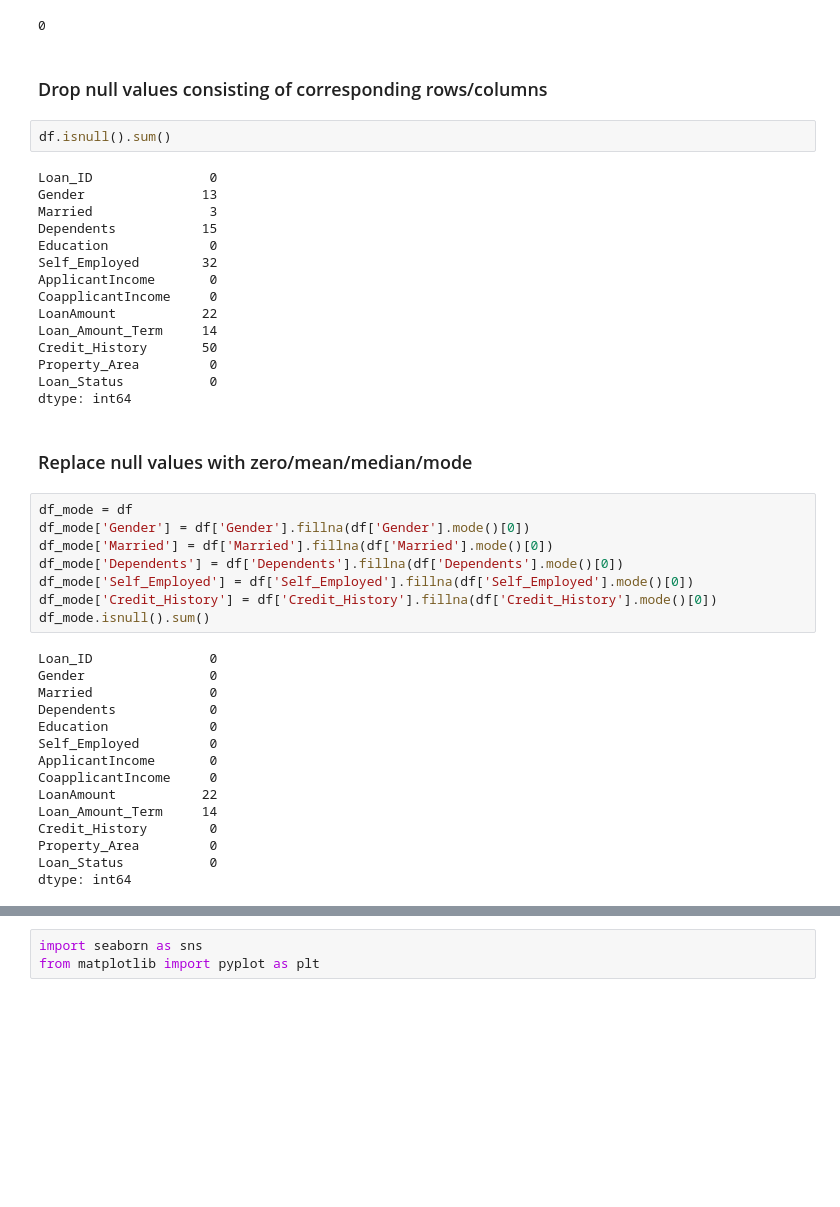
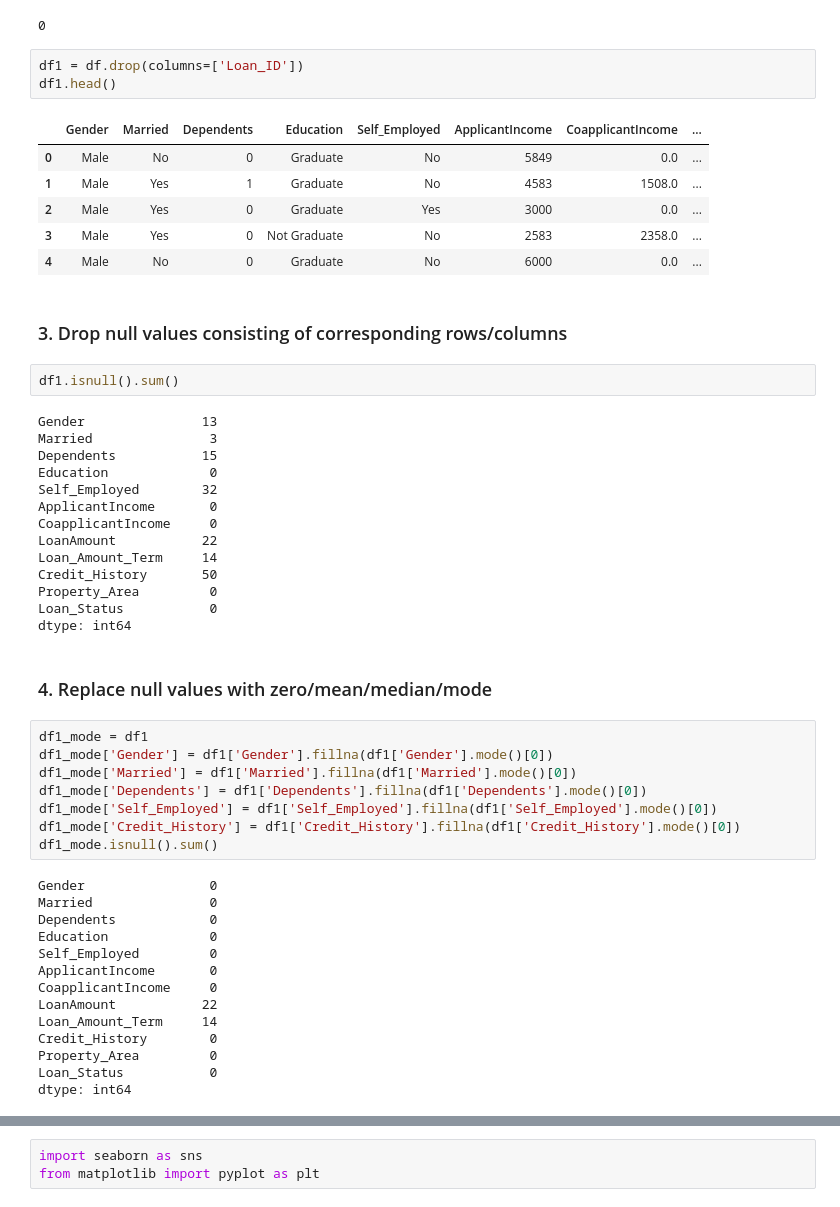
Before and after one commit to masrufjaman/Loan-Eligibility-Prediction, a Jupyter notebook: loan-eligibility-prediction.ipynb, the cells around one changed output, grey strips where cells are left out. Drawn from its saved outputs; the diff is of its cells as text; blank space fills up the shorter version.

```diff
--- a/loan-eligibility-prediction.ipynb
+++ b/loan-eligibility-prediction.ipynb
@@ -28,12 +59,21 @@ df.Loan_ID.duplicated().sum() #check duplicate for Loan_ID column
 df.duplicated().sum()
 # %% [output]
 0
+# %%
+df1 = df.drop(columns=['Loan_ID'])
+df1.head()
+# %% [output]
+|  | Gender | Married | Dependents | Education | Self_Employed | ApplicantIncome | CoapplicantIncome | ... |
+| 0 | Male | No | 0 | Graduate | No | 5849 | 0.0 | ... |
+| 1 | Male | Yes | 1 | Graduate | No | 4583 | 1508.0 | ... |
+| 2 | Male | Yes | 0 | Graduate | Yes | 3000 | 0.0 | ... |
+| 3 | Male | Yes | 0 | Not Graduate | No | 2583 | 2358.0 | ... |
+| 4 | Male | No | 0 | Graduate | No | 6000 | 0.0 | ... |
 # %% [markdown]
-### Drop null values consisting of corresponding rows/columns
+### 3. Drop null values consisting of corresponding rows/columns
 # %%
-df.isnull().sum()
+df1.isnull().sum()
 # %% [output]
-Loan_ID               0
 Gender               13
 Married               3
 Dependents           15
@@ -48,17 +88,16 @@ Property_Area         0
 Loan_Status           0
 dtype: int64
 # %% [markdown]
-### Replace null values with zero/mean/median/mode
+### 4. Replace null values with zero/mean/median/mode
 # %%
-df_mode = df
-df_mode['Gender'] = df['Gender'].fillna(df['Gender'].mode()[0])
-df_mode['Married'] = df['Married'].fillna(df['Married'].mode()[0])
-df_mode['Dependents'] = df['Dependents'].fillna(df['Dependents'].mode()[0])
-df_mode['Self_Employed'] = df['Self_Employed'].fillna(df['Self_Employed'].mode()[0])
-df_mode['Credit_History'] = df['Credit_History'].fillna(df['Credit_History'].mode()[0])
-df_mode.isnull().sum()
+df1_mode = df1
+df1_mode['Gender'] = df1['Gender'].fillna(df1['Gender'].mode()[0])
+df1_mode['Married'] = df1['Married'].fillna(df1['Married'].mode()[0])
+df1_mode['Dependents'] = df1['Dependents'].fillna(df1['Dependents'].mode()[0])
+df1_mode['Self_Employed'] = df1['Self_Employed'].fillna(df1['Self_Employed'].mode()[0])
+df1_mode['Credit_History'] = df1['Credit_History'].fillna(df1['Credit_History'].mode()[0])
+df1_mode.isnull().sum()
 # %% [output]
-Loan_ID               0
 Gender                0
 Married               0
 Dependents            0
```
Also changed, not shown: parts of 29 cells of this notebook.
